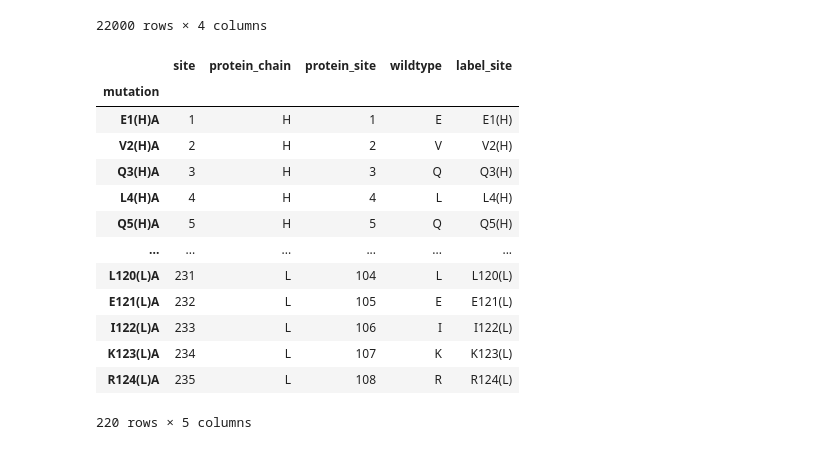
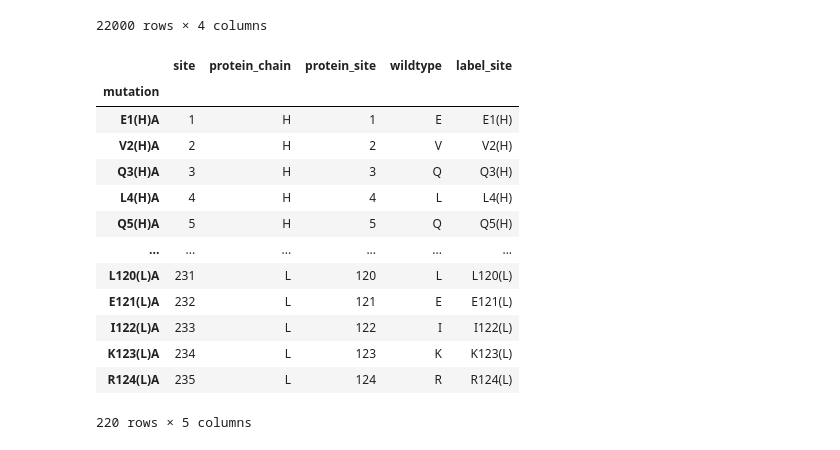
Before and after one commit to jbloomlab/Ab-CGGnaive_DMS, a Jupyter notebook: dms-view/dms-view.ipynb, the cells around one changed output. Cells and saved outputs as stored; diff of their text form; code cells hidden in the pictures.

```diff
--- a/dms-view/dms-view.ipynb
+++ b/dms-view/dms-view.ipynb
@@ -111,25 +89,22 @@ mut_df
 # %%
 meta_df = dms_df[['position', 'wildtype', 'chain', 'position_IMGT']].copy().drop_duplicates()
 meta_df['label_site'] = meta_df[['chain', 'position_IMGT', 'wildtype']].apply(lambda x: f'{x[2]}{x[1]}({x[0]})', axis=1)
 meta_df = meta_df[['position', 'chain', 'position_IMGT', 'wildtype', 'label_site']].rename(columns={'position': 'site', 'chain': 'protein_chain', 'position_IMGT': 'protein_site'})
-
-meta_df.loc[meta_df["protein_chain"] == "H", 'protein_site'] = [igh_pos_map[x] + 1 for x in meta_df.loc[meta_df["protein_chain"] == "H", 'protein_site']]
-meta_df.loc[meta_df["protein_chain"] == "L", 'protein_site'] = [igk_pos_map[x] + 1 for x in meta_df.loc[meta_df["protein_chain"] == "L", 'protein_site']]
 meta_df
 # %% [output]
 |  | site | protein_chain | protein_site | wildtype | label_site |
 | mutation |  |  |  |  |  |
 | E1(H)A | 1 | H | 1 | E | E1(H) |
 | V2(H)A | 2 | H | 2 | V | V2(H) |
 | Q3(H)A | 3 | H | 3 | Q | Q3(H) |
 | L4(H)A | 4 | H | 4 | L | L4(H) |
 | Q5(H)A | 5 | H | 5 | Q | Q5(H) |
 | ... | ... | ... | ... | ... | ... |
-| L120(L)A | 231 | L | 104 | L | L120(L) |
-| E121(L)A | 232 | L | 105 | E | E121(L) |
-| I122(L)A | 233 | L | 106 | I | I122(L) |
-| K123(L)A | 234 | L | 107 | K | K123(L) |
-| R124(L)A | 235 | L | 108 | R | R124(L) |
+| L120(L)A | 231 | L | 120 | L | L120(L) |
+| E121(L)A | 232 | L | 121 | E | E121(L) |
+| I122(L)A | 233 | L | 122 | I | I122(L) |
+| K123(L)A | 234 | L | 123 | K | K123(L) |
+| R124(L)A | 235 | L | 124 | R | R124(L) |
 220 rows × 5 columns
 # %%
 dmsview_df = pd.merge(site_df, mut_df, how='outer').merge(meta_df, how='outer')
```
Also changed, not shown: parts of 4 cells of this notebook, 4 other files.
